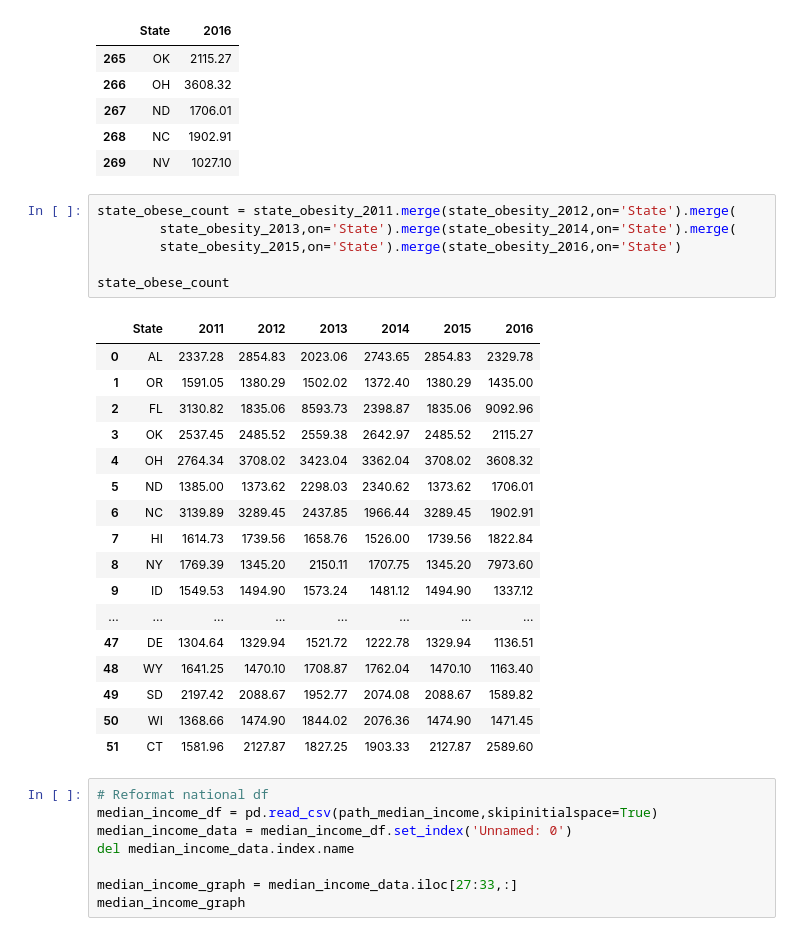
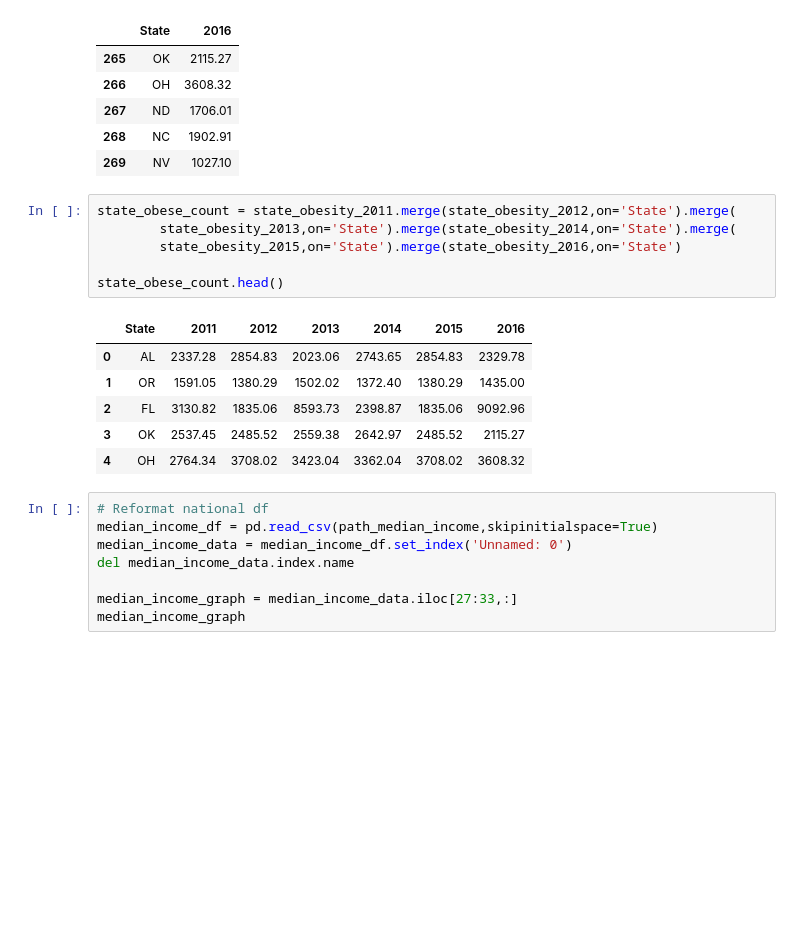
Before and after one commit to Rshn8411/project1, a Jupyter notebook: DL_Graphs/2011_2016_Graphs.ipynb, the cells around one changed output. Saved outputs shown, nothing was run; the diff lists cells and outputs as text; blank space fills up the shorter version.

```diff
--- a/DL_Graphs/2011_2016_Graphs.ipynb
+++ b/DL_Graphs/2011_2016_Graphs.ipynb
@@ -214,27 +215,16 @@ state_obesity_2016.head()
 # %%
 state_obese_count = state_obesity_2011.merge(state_obesity_2012,on='State').merge(
         state_obesity_2013,on='State').merge(state_obesity_2014,on='State').merge(
         state_obesity_2015,on='State').merge(state_obesity_2016,on='State')
 
-state_obese_count
+state_obese_count.head()
 # %% [output]
 |  | State | 2011 | 2012 | 2013 | 2014 | 2015 | 2016 |
 | 0 | AL | 2337.28 | 2854.83 | 2023.06 | 2743.65 | 2854.83 | 2329.78 |
 | 1 | OR | 1591.05 | 1380.29 | 1502.02 | 1372.40 | 1380.29 | 1435.00 |
 | 2 | FL | 3130.82 | 1835.06 | 8593.73 | 2398.87 | 1835.06 | 9092.96 |
 | 3 | OK | 2537.45 | 2485.52 | 2559.38 | 2642.97 | 2485.52 | 2115.27 |
 | 4 | OH | 2764.34 | 3708.02 | 3423.04 | 3362.04 | 3708.02 | 3608.32 |
-| 5 | ND | 1385.00 | 1373.62 | 2298.03 | 2340.62 | 1373.62 | 1706.01 |
-| 6 | NC | 3139.89 | 3289.45 | 2437.85 | 1966.44 | 3289.45 | 1902.91 |
-| 7 | HI | 1614.73 | 1739.56 | 1658.76 | 1526.00 | 1739.56 | 1822.84 |
-| 8 | NY | 1769.39 | 1345.20 | 2150.11 | 1707.75 | 1345.20 | 7973.60 |
-| 9 | ID | 1549.53 | 1494.90 | 1573.24 | 1481.12 | 1494.90 | 1337.12 |
-| ... | ... | ... | ... | ... | ... | ... | ... |
-| 47 | DE | 1304.64 | 1329.94 | 1521.72 | 1222.78 | 1329.94 | 1136.51 |
-| 48 | WY | 1641.25 | 1470.10 | 1708.87 | 1762.04 | 1470.10 | 1163.40 |
-| 49 | SD | 2197.42 | 2088.67 | 1952.77 | 2074.08 | 2088.67 | 1589.82 |
-| 50 | WI | 1368.66 | 1474.90 | 1844.02 | 2076.36 | 1474.90 | 1471.45 |
-| 51 | CT | 1581.96 | 2127.87 | 1827.25 | 1903.33 | 2127.87 | 2589.60 |
 # %%
 # Reformat national df
 median_income_df = pd.read_csv(path_median_income,skipinitialspace=True)
```
Also changed, not shown: parts of 2 cells of this notebook.
